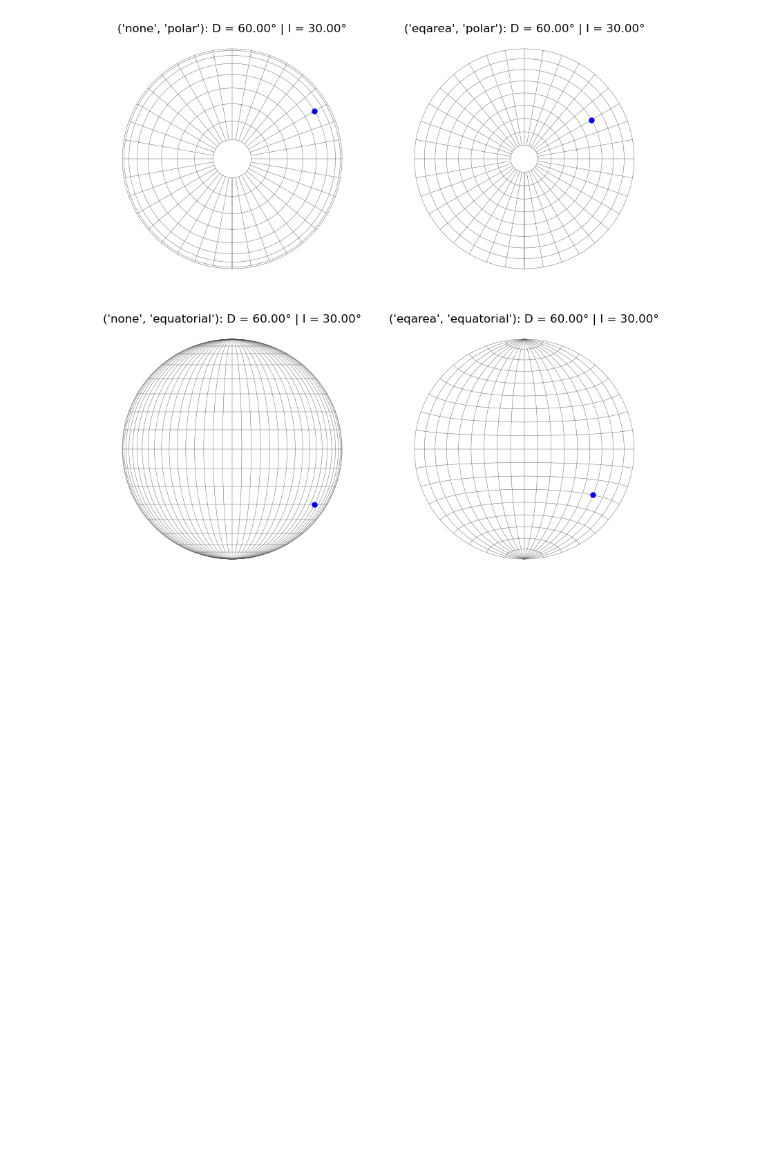
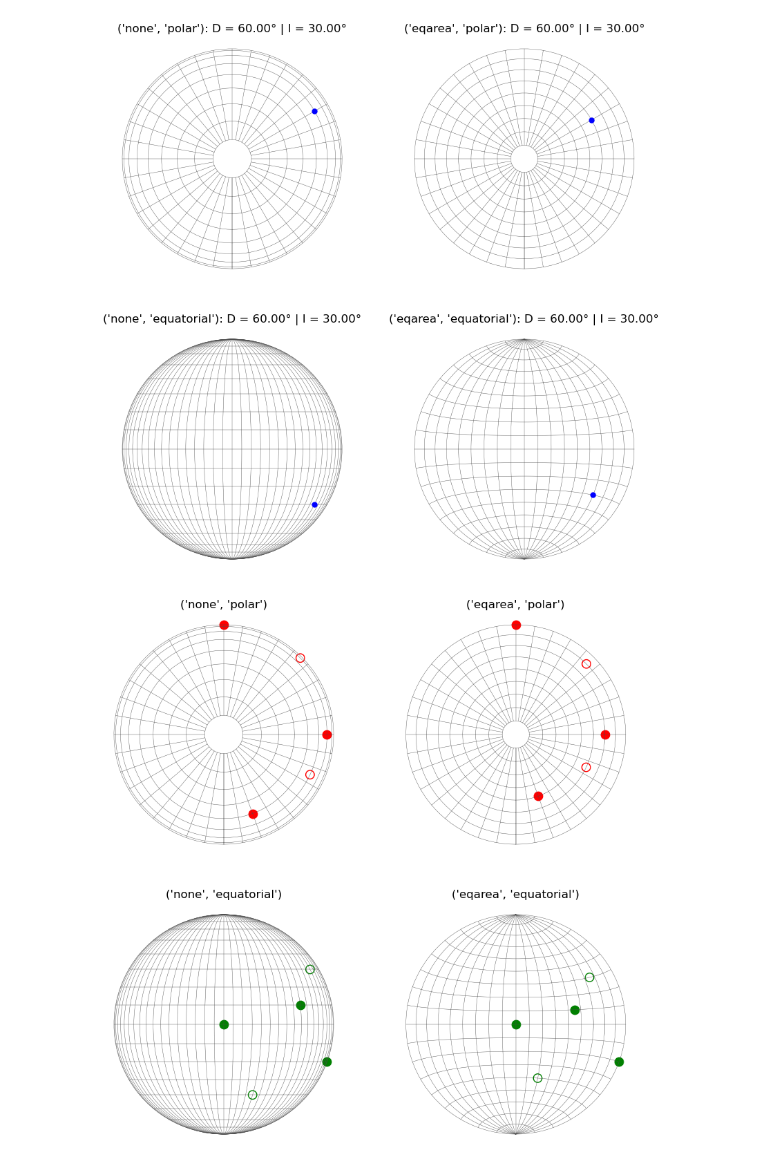
Before and after one commit to birocoles/direction-equal-area, a Jupyter notebook: prototype.ipynb, the cells around one changed output. Drawn from its saved outputs; the diff is of its cells as text; code cells hidden in the pictures; blank space fills up the shorter version.

Commit message:
create a function to plot points

```diff
--- a/prototype.ipynb
+++ b/prototype.ipynb
@@ -84,3 +84,78 @@ ax.set_ylim( 1.1,-1.1)
 plt.show()
 # %% [output]
 [figure]
+# %%
+decs = [0, 45, 90, 115, 160]
+incs = [0, -10, 20, -30, 40]
+# %%
+fig, axs = plt.subplots(
+    ncols=2, nrows=2, figsize=(10,10)
+)
+
+ax = axs[0][0]
+ax.axis('scaled')
+ax.set_title("('none', 'polar')")
+eqa.plot_net(
+    ax,
+    dec_limits=(-180, 180),
+    dec_num_intervals=int(360/10),
+    inc_limits=(0,80),
+    inc_num_intervals=int(80/10),
+    projection=('none', 'polar')
+)
+eqa.plot_points(ax, dec=decs, inc=incs, projection=('none', 'polar'), size=80, color='r')
+ax.axis("off")
+ax.set_xlim(-1.1, 1.1)
+ax.set_ylim(-1.1, 1.1)
+
+ax = axs[1][0]
+ax.axis('scaled')
+ax.set_title("('none', 'equatorial')")
+eqa.plot_net(
+    ax,
+    dec_limits=(-90, 90),
+    dec_num_intervals=int(360/10),
+    inc_limits=(-90,90),
+    inc_num_intervals=int(180/10),
+    projection=('none', 'equatorial')
+)
+eqa.plot_points(ax, dec=decs, inc=incs, projection=('none', 'equatorial'), size=80, color='g')
+ax.axis("off")
+ax.set_xlim(-1.1, 1.1)
+ax.set_ylim( 1.1,-1.1)
+
+ax = axs[0][1]
+ax.axis('scaled')
+ax.set_title("('eqarea', 'polar')")
+eqa.plot_net(
+    ax,
+    dec_limits=(-180, 180),
+    dec_num_intervals=int(360/10),
+    inc_limits=(0,80),
+    inc_num_intervals=int(80/10),
+    projection=('eqarea', 'polar')
+)
+eqa.plot_points(ax, dec=decs, inc=incs, projection=('eqarea', 'polar'), size=80, color='r')
+ax.axis("off")
+ax.set_xlim(-1.1, 1.1)
+ax.set_ylim(-1.1, 1.1)
+
+ax = axs[1][1]
+ax.axis('scaled')
+ax.set_title("('eqarea', 'equatorial')")
+eqa.plot_net(
+    ax,
+    dec_limits=(-90, 90),
+    dec_num_intervals=int(180/10),
+    inc_limits=(-90,90),
+    inc_num_intervals=int(180/10),
+    projection=('eqarea', 'equatorial')
+)
+eqa.plot_points(ax, dec=decs, inc=incs, projection=('eqarea', 'equatorial'), size=80, color='g')
+ax.axis("off")
+ax.set_xlim(-1.1, 1.1)
+ax.set_ylim( 1.1,-1.1)
+
+plt.show()
+# %% [output]
+[figure, added]
```
Also changed, not shown: 1 other file.
